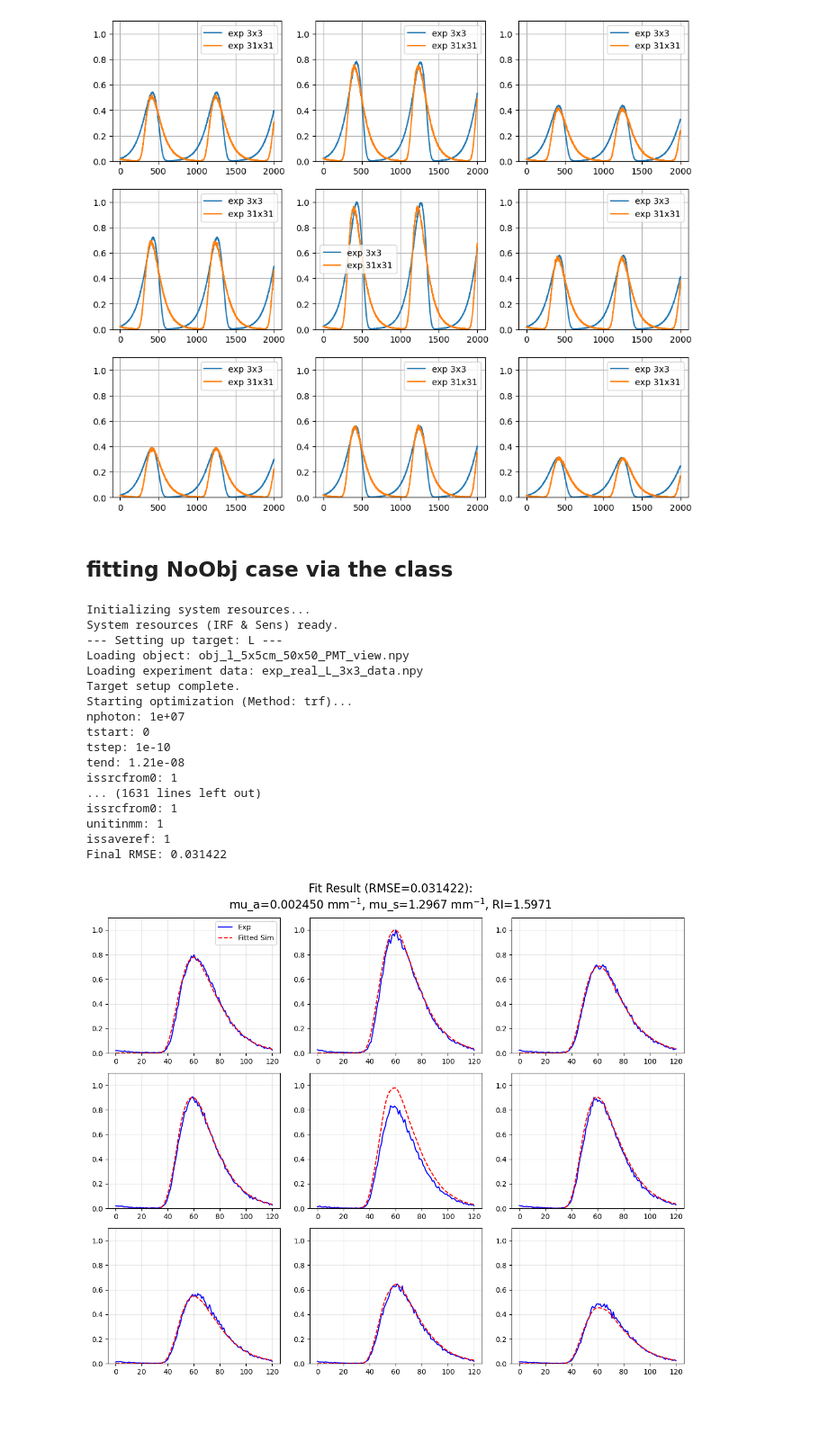
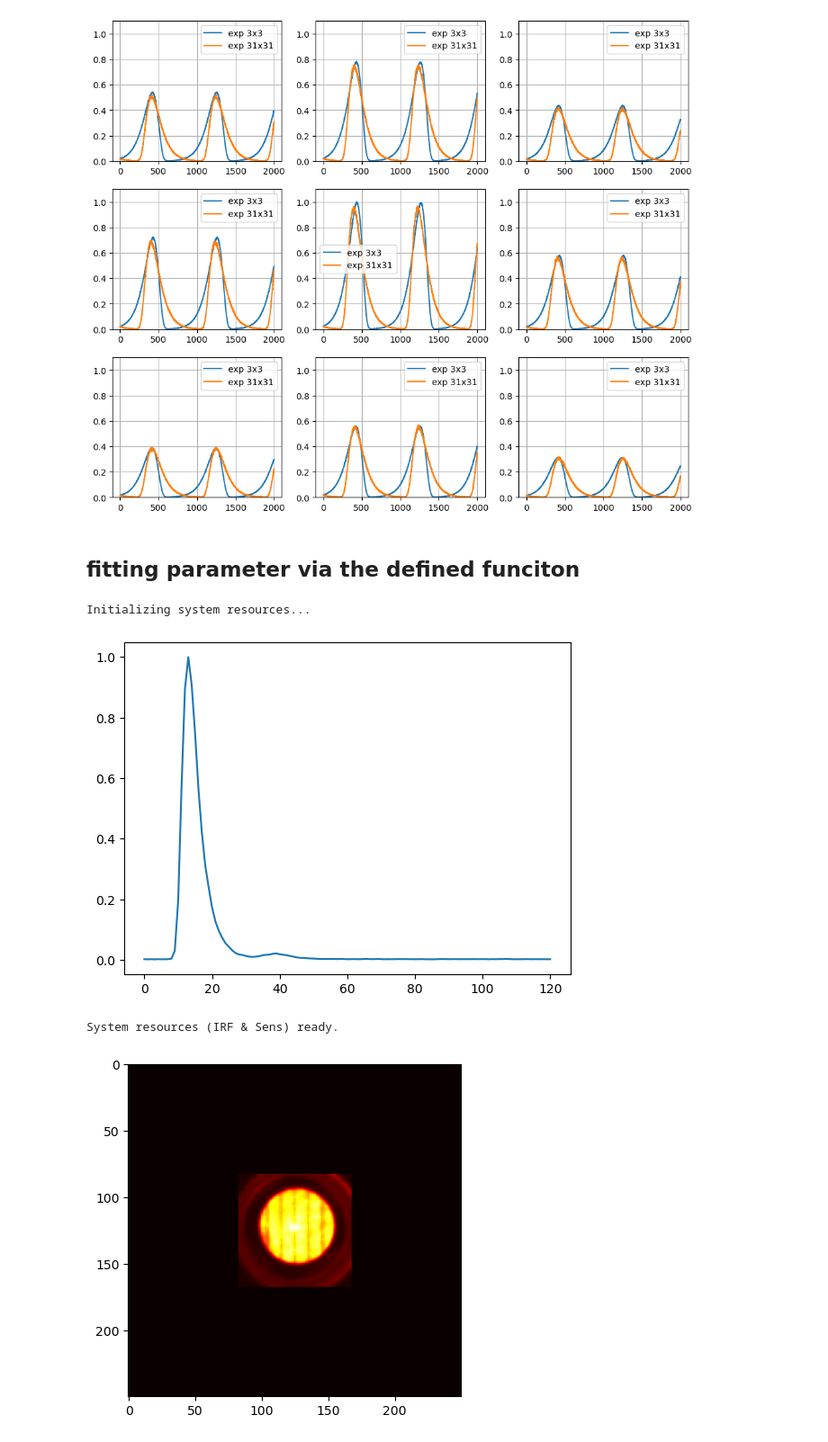
Before and after one commit to Fenrisulfr26/foam_project_pmcx, a Jupyter notebook: pmcx_fitting_sims_ipynb/pmcx_scan_fits_ZW.ipynb, the cells around one changed output. Shown at 90% size. Drawn from its saved outputs; the diff is of its cells as text; code cells hidden in the pictures; blank space fills up the shorter version.

```diff
--- a/pmcx_fitting_sims_ipynb/pmcx_scan_fits_ZW.ipynb
+++ b/pmcx_fitting_sims_ipynb/pmcx_scan_fits_ZW.ipynb
@@ -183,46 +183,43 @@ for i,ii in enumerate([0, 15, 30]):
 # %% [output]
 [figure]
 # %% [markdown]
-## fitting NoObj case via the class
+## fitting parameter via the defined funciton
 # %%
 import os
 import sys
 sys.path.append('F:/OneDrive/foam_imaging_project/pmcx_foam/pmcx_fitting_sims_py')
-from scan_fitting_toolkit import MCXPropertyFitter
+# from scan_fitting_toolkit import MCXPropertyFitter
 
-data_dir = r'F:/OneDrive/foam_imaging_project/pmcx_foam/experiment_data/'
+import importlib
+import scan_fitting_toolkit_JR_data  # 1. 必须导入模块对象本身
 
-fitter = MCXPropertyFitter(data_dir)
+# 2. 强制重载这个模块 (更新内存中的 sys.modules)
+importlib.reload(scan_fitting_toolkit_JR_data)
+
+# 3. 重新从更新后的模块中导入类
+from scan_fitting_toolkit_JR_data import MCXPropertyFitter
+
+# data_dir = r'F:/OneDrive/foam_imaging_project/pmcx_foam/experiment_data/'
+
+fitter = MCXPropertyFitter()
 fitter.initialize_system()
 
 # 设置 X 物体
-fitter.set_target('L')
+fitter.set_target('T')
 
-# 运行拟合
-fitter.run_fitting(
-    p0=[0.0019, 1.48, 1.44],
-    method='trf',
-    bounds=([0, 0.1, 1], [0.1, 5, 2])
-)
+# # 运行拟合
+# fitter.run_fitting(
+#     p0=[0.002349, 1.3980, 1.5155],
+#     method='trf',
+#     bounds=([0, 0.1, 1], [0.1, 5, 2])
+# )
+
+fitter.run_MCX(mu_a = 0.002663, mu_s = 1.4100, RI = 1.5183)
 
 # 绘图（此时标题会显示 RMSE）
 fitter.plot_results()
 # %% [output]
 Initializing system resources...
-System resources (IRF & Sens) ready.
---- Setting up target: L ---
-Loading object: obj_l_5x5cm_50x50_PMT_view.npy
-Loading experiment data: exp_real_L_3x3_data.npy
-Target setup complete.
-Starting optimization (Method: trf)...
-nphoton: 1e+07
-tstart: 0
-tstep: 1e-10
-tend: 1.21e-08
-issrcfrom0: 1
-... (1631 lines left out)
-issrcfrom0: 1
-unitinmm: 1
-issaveref: 1
-Final RMSE: 0.031422
-[figure, old version]
+[figure, new version]
+System resources (IRF & Sens) ready.
+[figure, added]
```
Also changed, not shown: parts of 11 cells of this notebook, 9 other files.
